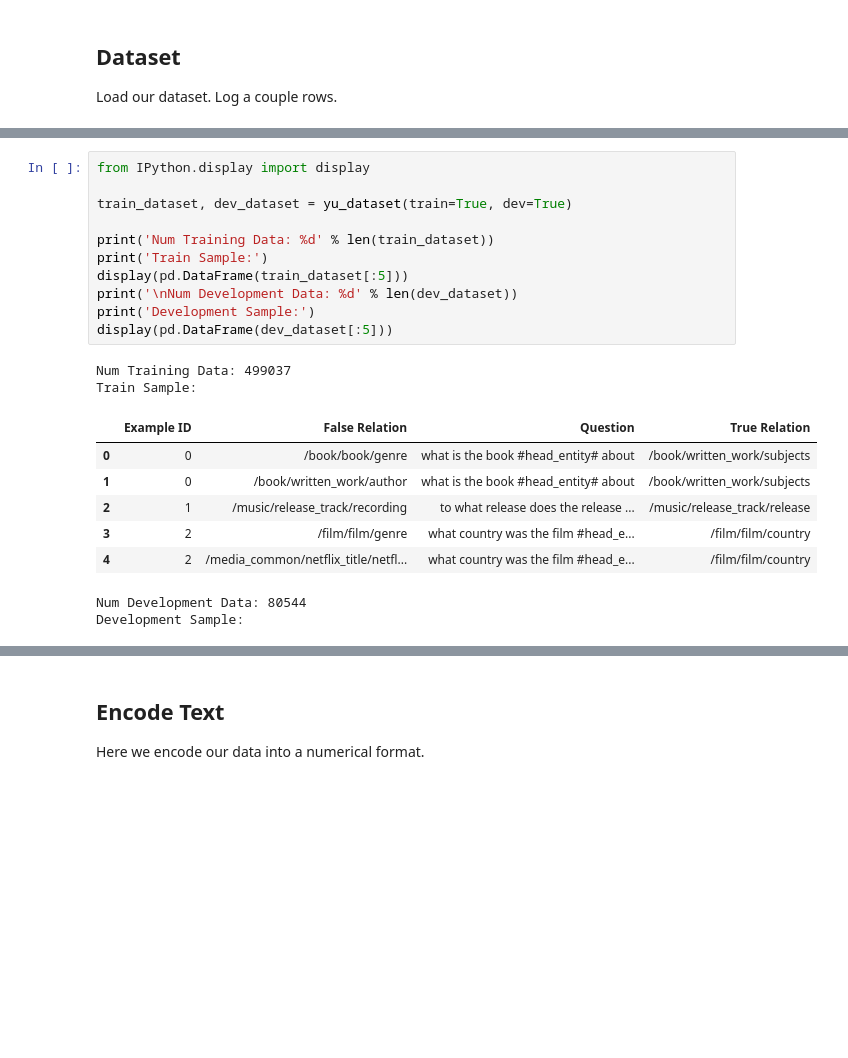
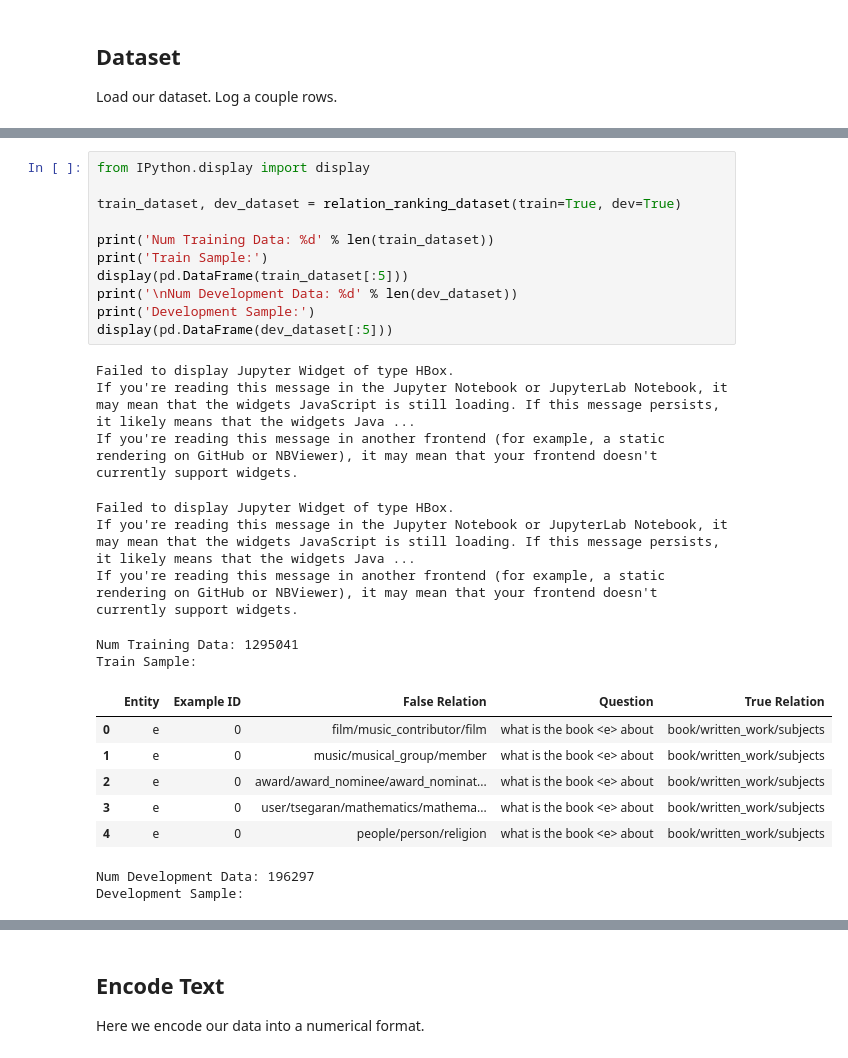
Before and after one commit to PetrochukM/Simple-QA-EMNLP-2018, a Jupyter notebook: scripts/Simple QA Models/Relation Ranking Yu et al. 2017 Model.ipynb, the cells around one changed output, grey strips where cells are left out. Saved outputs shown, nothing was run; the diff lists cells and outputs as text; blank space fills up the shorter version.

```diff
--- a/scripts/Simple QA Models/Relation Ranking Yu et al. 2017 Model.ipynb
+++ b/scripts/Simple QA Models/Relation Ranking Yu et al. 2017 Model.ipynb
@@ -99,22 +162,28 @@ def yu_dataset(directory='../../data/yu/',
 # %%
 from IPython.display import display
 
-train_dataset, dev_dataset = yu_dataset(train=True, dev=True)
+train_dataset, dev_dataset = relation_ranking_dataset(train=True, dev=True)
 
 print('Num Training Data: %d' % len(train_dataset))
 print('Train Sample:')
 display(pd.DataFrame(train_dataset[:5]))
 print('\nNum Development Data: %d' % len(dev_dataset))
 print('Development Sample:')
 display(pd.DataFrame(dev_dataset[:5]))
 # %% [output]
-Num Training Data: 499037
-Train Sample:
+Failed to display Jupyter Widget of type HBox.
+If you're reading this message in the Jupyter Notebook or JupyterLab Notebook, it may mean that the widgets JavaScript is still loading. If this message persists, it likely means that the widgets Java ...
+If you're reading this message in another frontend (for example, a static rendering on GitHub or NBViewer), it may mean that your frontend doesn't currently support widgets.
+Failed to display Jupyter Widget of type HBox.
+If you're reading this message in the Jupyter Notebook or JupyterLab Notebook, it may mean that the widgets JavaScript is still loading. If this message persists, it likely means that the widgets Java ...
+If you're reading this message in another frontend (for example, a static rendering on GitHub or NBViewer), it may mean that your frontend doesn't currently support widgets.
+Num Training Data: 1295041
+Train Sample:
-|  | Example ID | False Relation | Question | True Relation |
-| 0 | 0 | /book/book/genre | what is the book #head_entity# about | /book/written_work/subjects |
-| 1 | 0 | /book/written_work/author | what is the book #head_entity# about | /book/written_work/subjects |
-| 2 | 1 | /music/release_track/recording | to what release does the release ... | /music/release_track/release |
-| 3 | 2 | /film/film/genre | what country was the film #head_e... | /film/film/country |
-| 4 | 2 | /media_common/netflix_title/netfl... | what country was the film #head_e... | /film/film/country |
+|  | Entity | Example ID | False Relation | Question | True Relation |
+| 0 | e | 0 | film/music_contributor/film | what is the book <e> about | book/written_work/subjects |
+| 1 | e | 0 | music/musical_group/member | what is the book <e> about | book/written_work/subjects |
+| 2 | e | 0 | award/award_nominee/award_nominat... | what is the book <e> about | book/written_work/subjects |
+| 3 | e | 0 | user/tsegaran/mathematics/mathema... | what is the book <e> about | book/written_work/subjects |
+| 4 | e | 0 | people/person/religion | what is the book <e> about | book/written_work/subjects |
-Num Development Data: 80544
-Development Sample:
+Num Development Data: 196297
+Development Sample:
```
Also changed, not shown: parts of 19 cells of this notebook, 16 other files.
